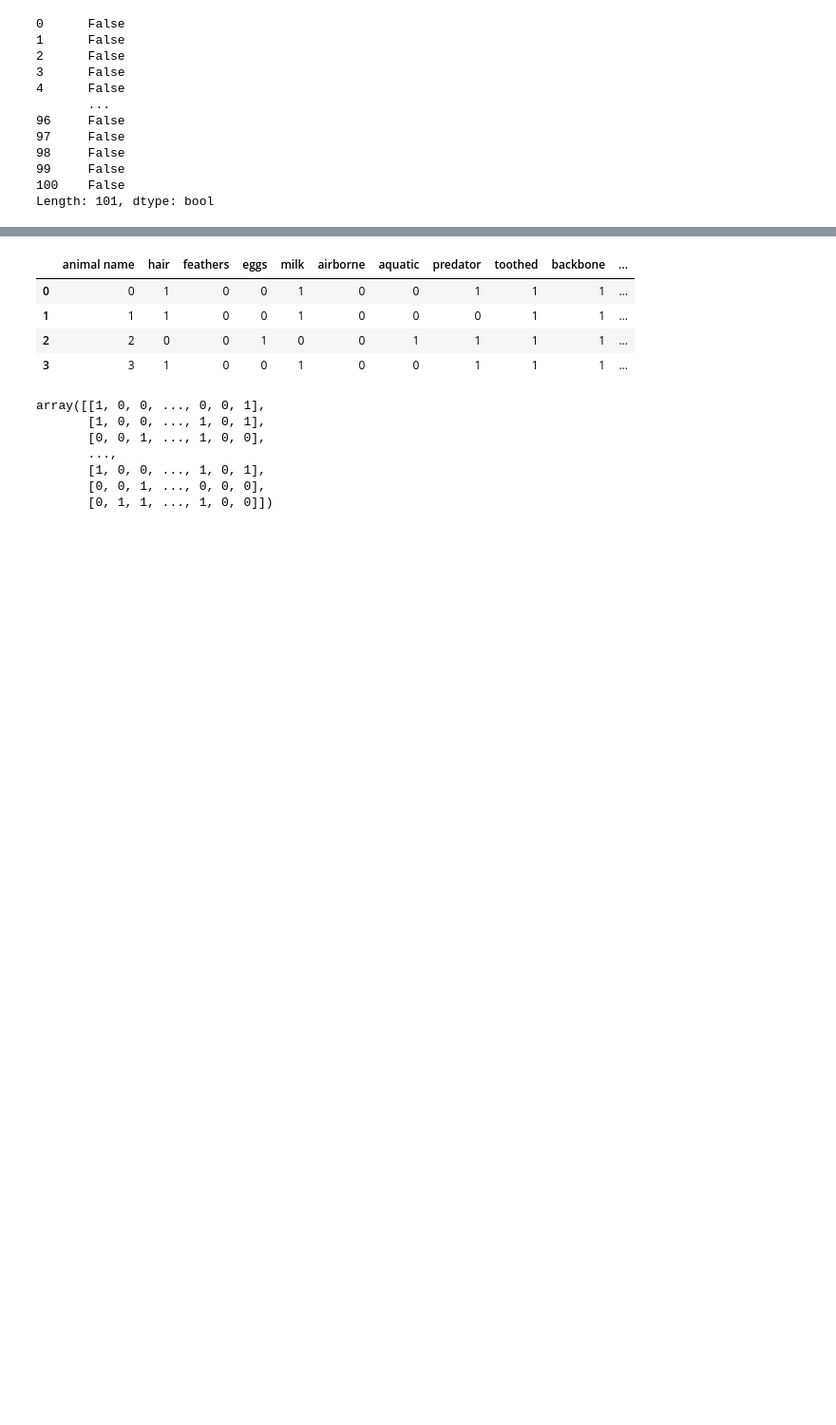
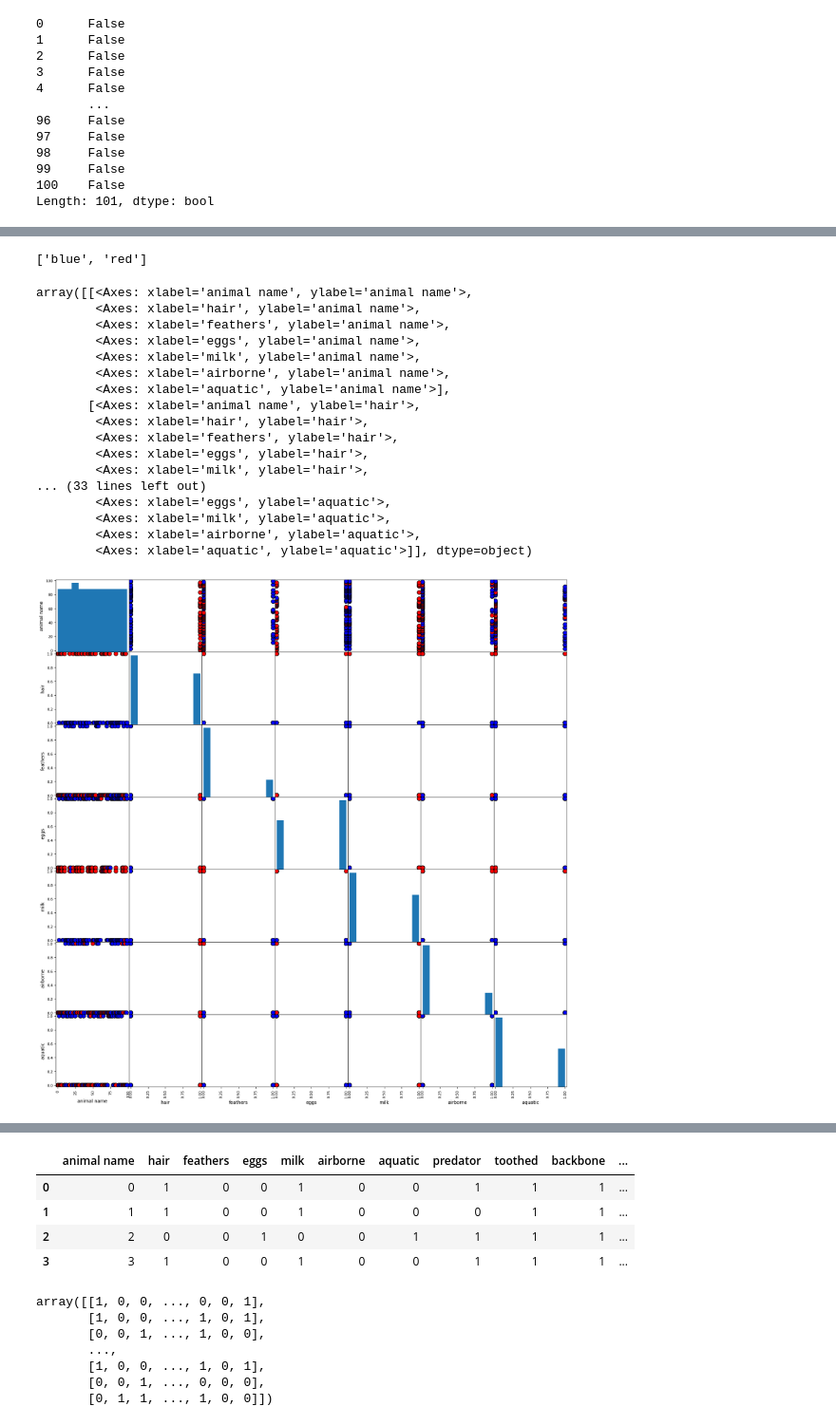
Before and after one commit to bhanupriya9916/bhanu121998, a Jupyter notebook: KNN.ipynb, the cells around one changed output, grey strips where cells are left out. Shown at 95% size. Drawn from its saved outputs; the diff is of its cells as text; code cells hidden in the pictures; blank space fills up the shorter version.

```diff
--- a/KNN.ipynb
+++ b/KNN.ipynb
@@ -242,0 +252,36 @@ zoo.describe()
+# %%
+# finding Unique value of hair
+color_list = [("red" if i == 1 else "blue" if i == 0 else "yellow" ) for i in zoo.hair]
+unique_color = list(set(color_list))
+unique_color
+# %% [output]
+['blue', 'red']
+# %%
+# scatter matrix to observe relationship between every colomn attribute.
+pd.plotting.scatter_matrix(zoo.iloc[:,:7],
+                                       c=color_list,
+                                       figsize= [20,20],
+                                       diagonal='hist',
+                                       alpha=1,
+                                       s = 300,
+                                       marker = '.',
+                                       edgecolor= "black")
+# %% [output]
+array([[<Axes: xlabel='animal name', ylabel='animal name'>,
+        <Axes: xlabel='hair', ylabel='animal name'>,
+        <Axes: xlabel='feathers', ylabel='animal name'>,
+        <Axes: xlabel='eggs', ylabel='animal name'>,
+        <Axes: xlabel='milk', ylabel='animal name'>,
+        <Axes: xlabel='airborne', ylabel='animal name'>,
+        <Axes: xlabel='aquatic', ylabel='animal name'>],
+       [<Axes: xlabel='animal name', ylabel='hair'>,
+        <Axes: xlabel='hair', ylabel='hair'>,
+        <Axes: xlabel='feathers', ylabel='hair'>,
+        <Axes: xlabel='eggs', ylabel='hair'>,
+        <Axes: xlabel='milk', ylabel='hair'>,
+... (33 lines left out)
+        <Axes: xlabel='eggs', ylabel='aquatic'>,
+        <Axes: xlabel='milk', ylabel='aquatic'>,
+        <Axes: xlabel='airborne', ylabel='aquatic'>,
+        <Axes: xlabel='aquatic', ylabel='aquatic'>]], dtype=object)
+[figure, added]
```
Also changed, not shown: parts of 19 cells of this notebook.
